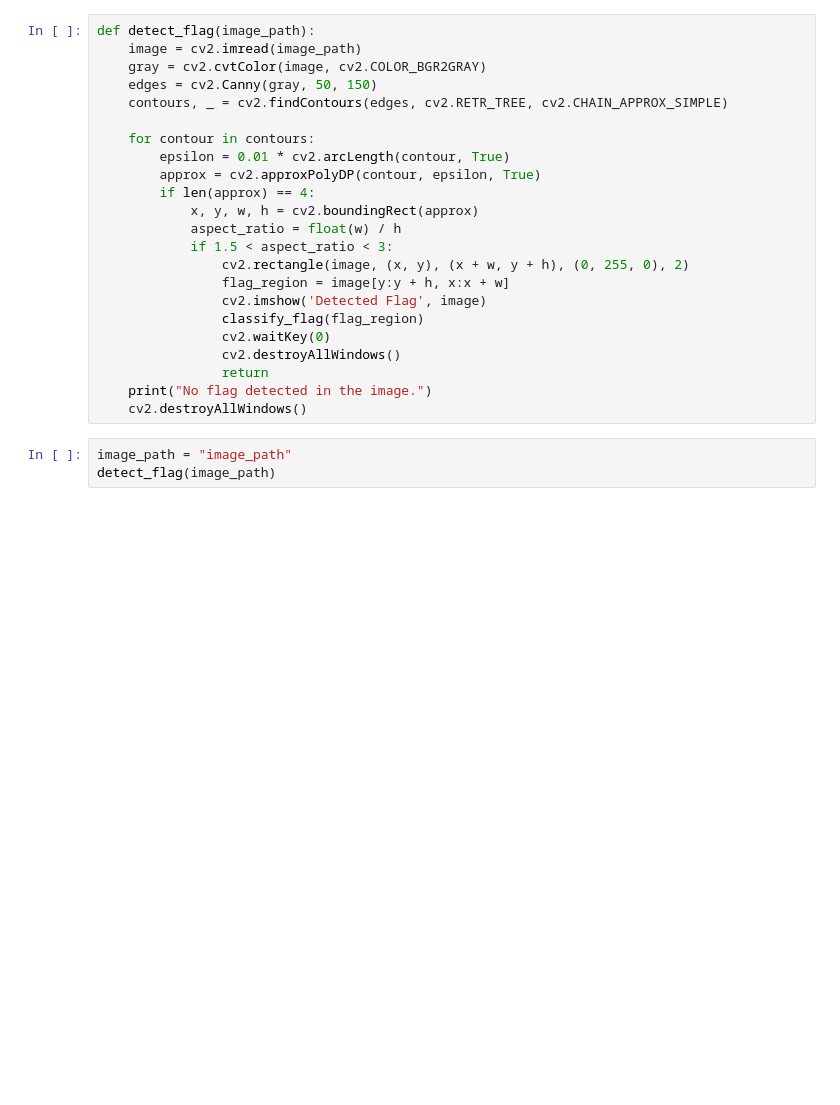
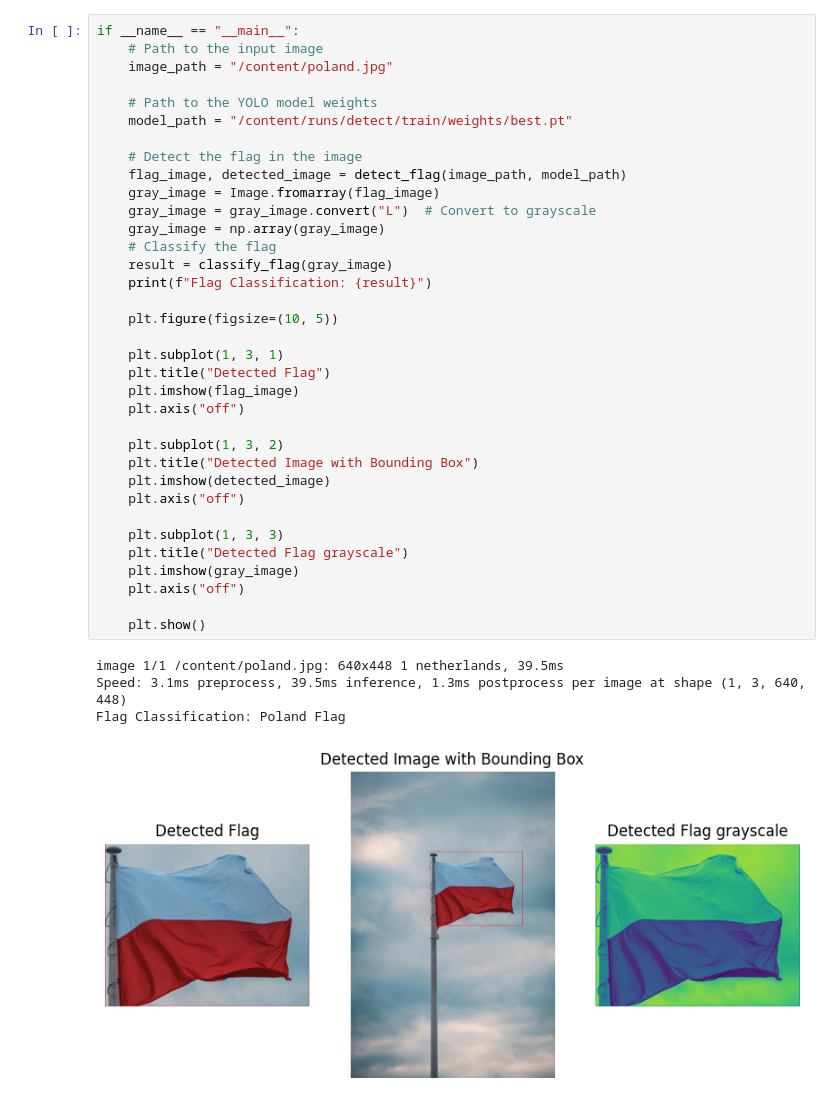
Before and after one commit to whosdon/Deeploy-CV, a Jupyter notebook: Assignment 2/Assignment2_Q3.ipynb, the cells around one changed output. Drawn from its saved outputs; the diff is of its cells as text; blank space fills up the shorter version.

```diff
--- a/Assignment 2/Assignment2_Q3.ipynb
+++ b/Assignment 2/Assignment2_Q3.ipynb
@@ -31,26 +163,40 @@ def classify_flag(flag_image):
-# %%
-def detect_flag(image_path):
-    image = cv2.imread(image_path)
-    gray = cv2.cvtColor(image, cv2.COLOR_BGR2GRAY)
-    edges = cv2.Canny(gray, 50, 150)
-    contours, _ = cv2.findContours(edges, cv2.RETR_TREE, cv2.CHAIN_APPROX_SIMPLE)
-
-    for contour in contours:
-        epsilon = 0.01 * cv2.arcLength(contour, True)
-        approx = cv2.approxPolyDP(contour, epsilon, True)
-        if len(approx) == 4:
-            x, y, w, h = cv2.boundingRect(approx)
-            aspect_ratio = float(w) / h
-            if 1.5 < aspect_ratio < 3:
-                cv2.rectangle(image, (x, y), (x + w, y + h), (0, 255, 0), 2)
-                flag_region = image[y:y + h, x:x + w]
-                cv2.imshow('Detected Flag', image)
-                classify_flag(flag_region)
-                cv2.waitKey(0)
-                cv2.destroyAllWindows()
-                return
-    print("No flag detected in the image.")
-    cv2.destroyAllWindows()
-# %%
-image_path = "image_path"
-detect_flag(image_path)
+# %%
+if __name__ == "__main__":
+    # Path to the input image
+    image_path = "/content/poland.jpg"
+
+    # Path to the YOLO model weights
+    model_path = "/content/runs/detect/train/weights/best.pt"
+
+    # Detect the flag in the image
+    flag_image, detected_image = detect_flag(image_path, model_path)
+    gray_image = Image.fromarray(flag_image)
+    gray_image = gray_image.convert("L")  # Convert to grayscale
+    gray_image = np.array(gray_image)
+    # Classify the flag
+    result = classify_flag(gray_image)
+    print(f"Flag Classification: {result}")
+
+    plt.figure(figsize=(10, 5))
+
+    plt.subplot(1, 3, 1)
+    plt.title("Detected Flag")
+    plt.imshow(flag_image)
+    plt.axis("off")
+
+    plt.subplot(1, 3, 2)
+    plt.title("Detected Image with Bounding Box")
+    plt.imshow(detected_image)
+    plt.axis("off")
+
+    plt.subplot(1, 3, 3)
+    plt.title("Detected Flag grayscale")
+    plt.imshow(gray_image)
+    plt.axis("off")
+
+    plt.show()
+# %% [output]
+image 1/1 /content/poland.jpg: 640x448 1 netherlands, 39.5ms
+Speed: 3.1ms preprocess, 39.5ms inference, 1.3ms postprocess per image at shape (1, 3, 640, 448)
+Flag Classification: Poland Flag
+[figure, added]
```
Also changed, not shown: parts of 8 cells of this notebook, 5 other files.
